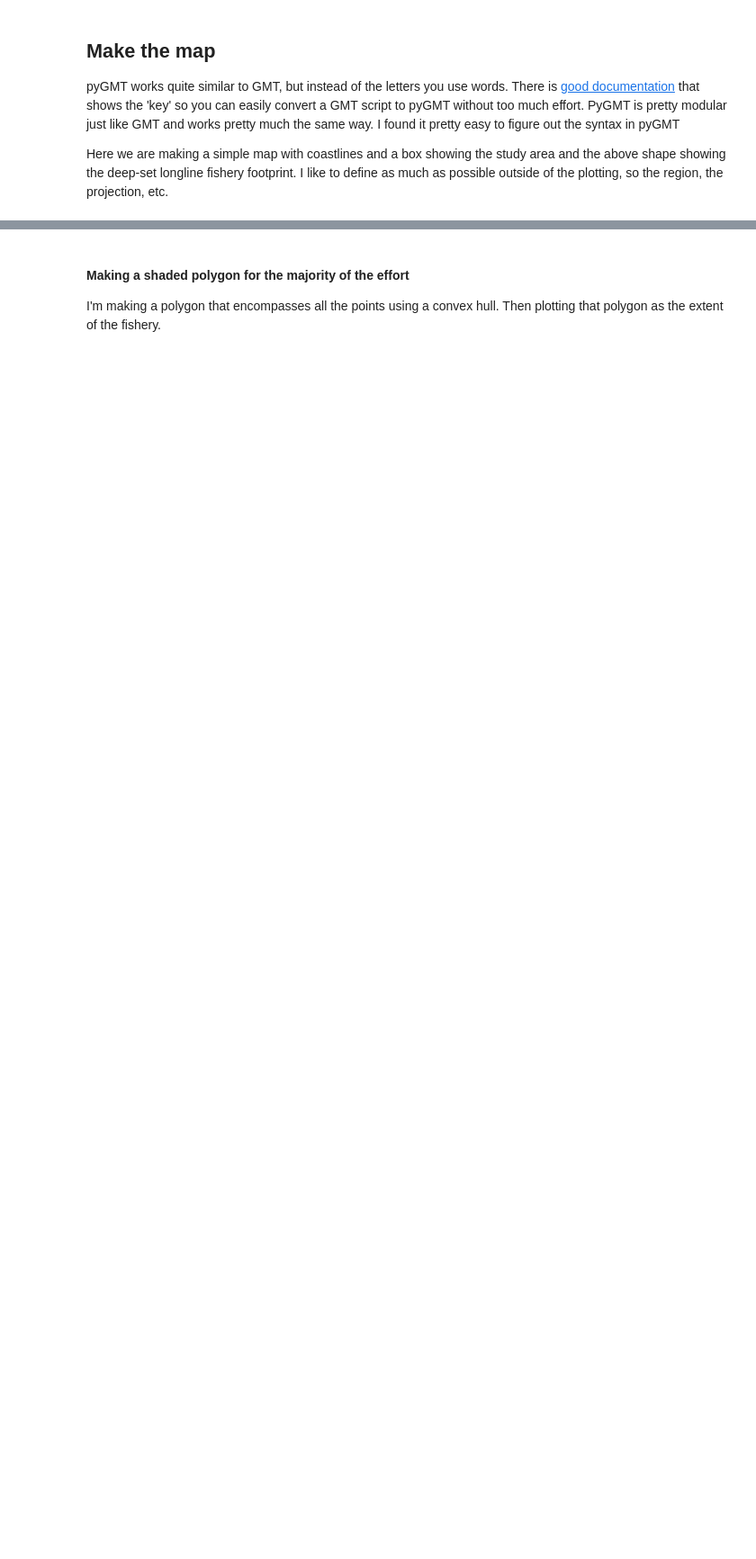
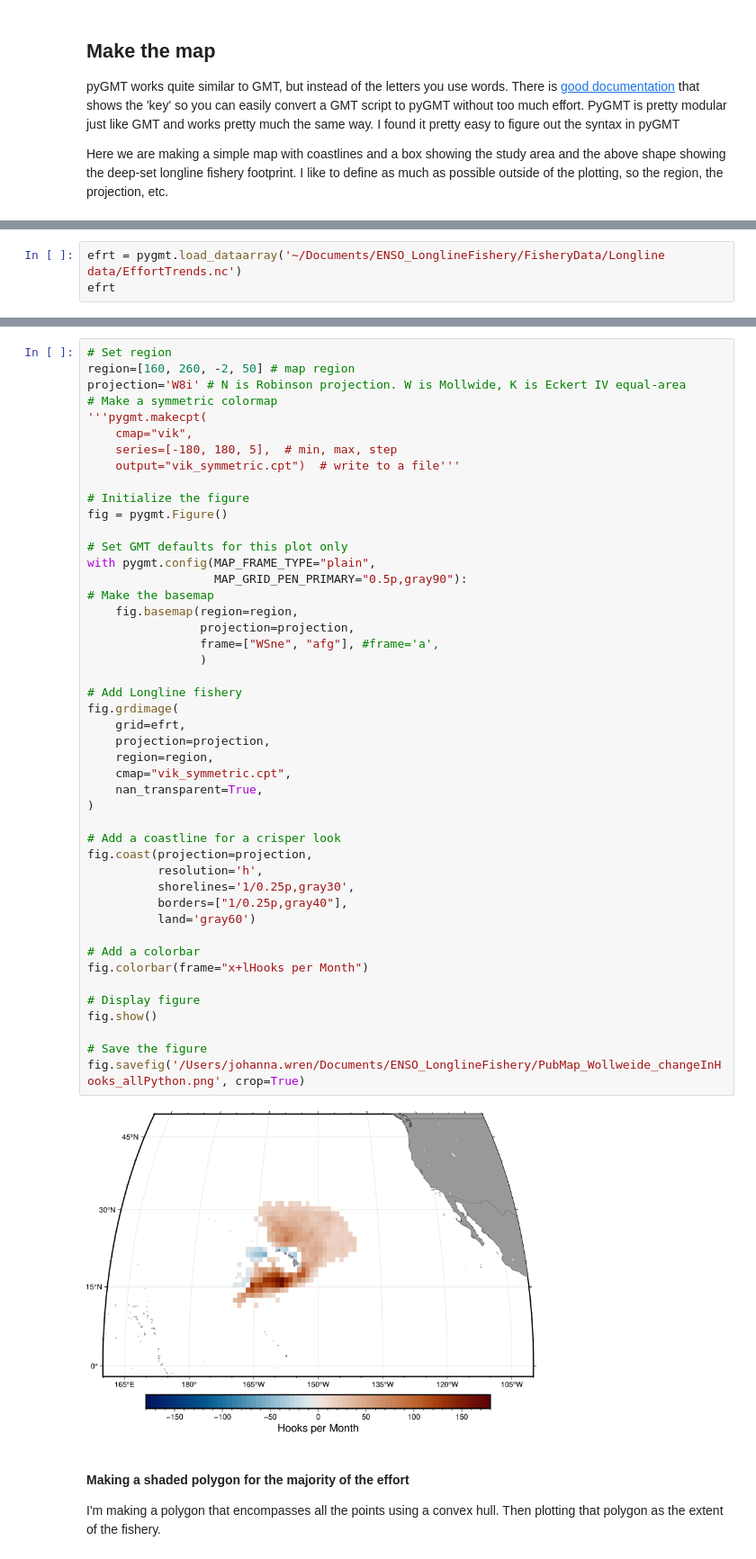
Before and after one commit to noaa-pifsc/PRP-ENSO-LonglineFishery, a Jupyter notebook: ENSO_EffortAreaMap.ipynb, the cells around one changed output, grey strips where cells are left out. Shown at 90% size. Cells and saved outputs as stored; diff of their text form; blank space fills up the shorter version.

Commit message:
removed some lines on the map and added a map that draws the change in effort

```diff
--- a/ENSO_EffortAreaMap.ipynb
+++ b/ENSO_EffortAreaMap.ipynb
@@ -180,0 +165,3 @@ fig.savefig('/Users/jwren/Documents/ClimateVariability/ENSO_LonglineFishery/PubM
+# %%
+efrt = pygmt.load_dataarray('~/Documents/ENSO_LonglineFishery/FisheryData/Longline data/EffortTrends.nc')
+efrt
@@ -181,3 +183,51 @@ fig.savefig('/Users/jwren/Documents/ClimateVariability/ENSO_LonglineFishery/PubM
+# %%
+# Set region
+region=[160, 260, -2, 50] # map region
+projection='W8i' # N is Robinson projection. W is Mollwide, K is Eckert IV equal-area
+# Make a symmetric colormap
+'''pygmt.makecpt(
+    cmap="vik",
+    series=[-180, 180, 5],  # min, max, step
+    output="vik_symmetric.cpt")  # write to a file'''
+
+# Initialize the figure
+fig = pygmt.Figure()
+
+# Set GMT defaults for this plot only
+with pygmt.config(MAP_FRAME_TYPE="plain",
+                  MAP_GRID_PEN_PRIMARY="0.5p,gray90"):
+# Make the basemap
+    fig.basemap(region=region,
+                projection=projection,
+                frame=["WSne", "afg"], #frame='a',
+                )
+
+# Add Longline fishery
+fig.grdimage(
+    grid=efrt,
+    projection=projection,
+    region=region,
+    cmap="vik_symmetric.cpt",
+    nan_transparent=True,
+)
+
+# Add a coastline for a crisper look
+fig.coast(projection=projection,
+          resolution='h',
+          shorelines='1/0.25p,gray30',
+          borders=["1/0.25p,gray40"],
+          land='gray60')
+
+# Add a colorbar
+fig.colorbar(frame="x+lHooks per Month")
+
+# Display figure
+fig.show()
+
+# Save the figure
+fig.savefig('/Users/johanna.wren/Documents/ENSO_LonglineFishery/PubMap_Wollweide_changeInHooks_allPython.png', crop=True)
+# %% [output]
+[figure, added]
 # %% [markdown]
 #### Making a shaded polygon for the majority of the effort
 
```
Also changed, not shown: parts of 4 cells of this notebook.
